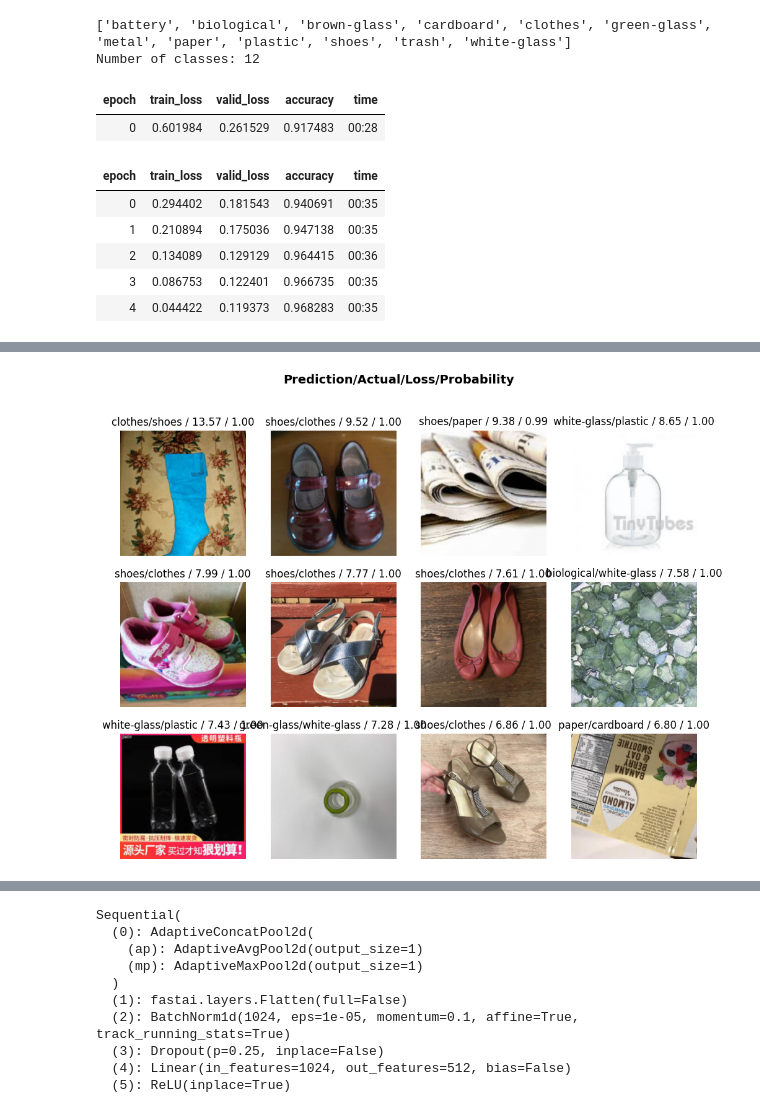
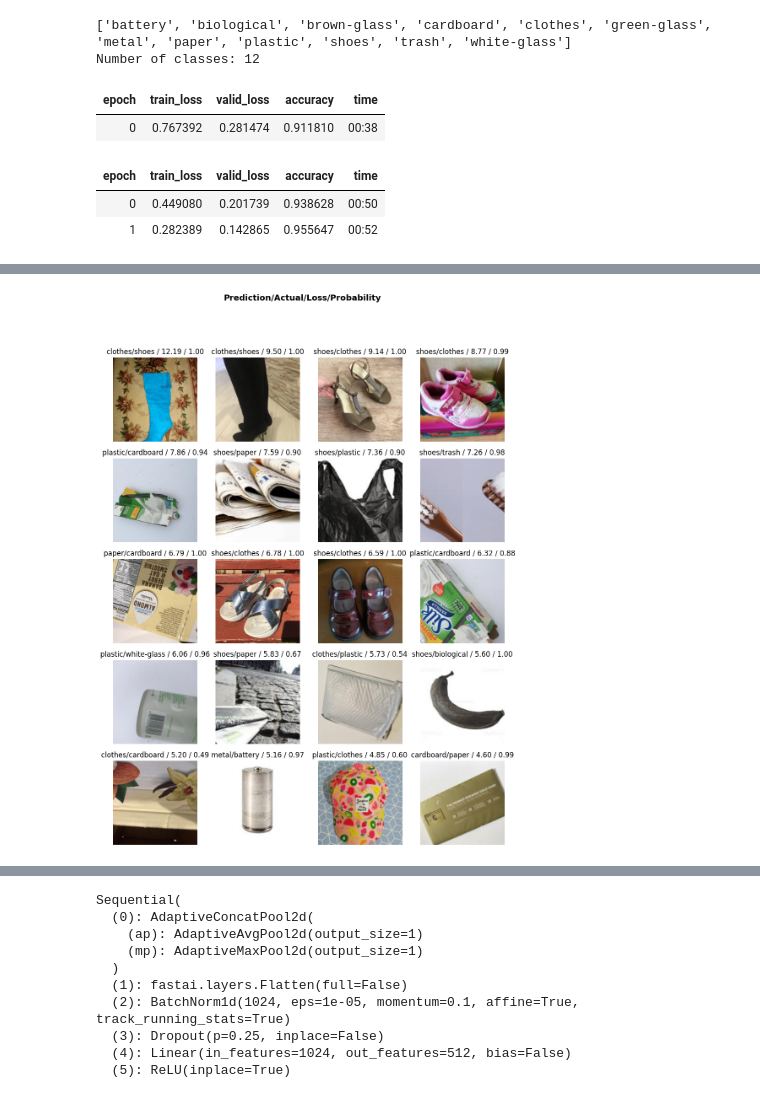
Before and after one commit to MADemiral/garbage_classification, a Jupyter notebook: garbage_classify.ipynb, the cells around one changed output, grey strips where cells are left out. Drawn from its saved outputs; the diff is of its cells as text; code cells hidden in the pictures.

```diff
--- a/garbage_classify.ipynb
+++ b/garbage_classify.ipynb
@@ -17,9 +52,17 @@ garbage_block = DataBlock(
     get_items=get_image_files,                      # A.2.2 How to get images
     get_y=parent_label,                             # A.2.3 Get label from folder name
     splitter=RandomSplitter(valid_pct=0.25, seed=42),# Split train/valid
-    item_tfms=Resize(460),                          # A Word on Presizing (larger resize first)
-    batch_tfms=aug_transforms(size=224)             # A.2.4 Batch transforms
+    item_tfms=Resize(240),                          # A Word on Presizing (larger resize first)
+    batch_tfms=aug_transforms(size=224,
+    flip_vert=True,
+    max_rotate=45.0,
+    max_zoom=1.2,
+    max_lighting=0.5,
+    max_warp=0.3,
+    p_affine=0.75,
+    p_lighting=0.75)             # A.2.4 Batch transforms
 )
+
 
 dls = garbage_block.dataloaders(path, bs=64)
 
@@ -36,22 +79,19 @@ print(f"Number of classes: {len(dls.vocab)}")
 Number of classes: 12
 # %%
 # A.4.1 Train a simple model (benchmark)
-learn = vision_learner(dls, resnet18, metrics=accuracy)
-learn.fine_tune(5)
+learn = vision_learner(dls, resnet34, metrics=accuracy)
+learn.fine_tune(2)
 # %% [output]
 | epoch | train_loss | valid_loss | accuracy | time |
-| 0 | 0.601984 | 0.261529 | 0.917483 | 00:28 |
+| 0 | 0.767392 | 0.281474 | 0.911810 | 00:38 |
 | epoch | train_loss | valid_loss | accuracy | time |
-| 0 | 0.294402 | 0.181543 | 0.940691 | 00:35 |
-| 1 | 0.210894 | 0.175036 | 0.947138 | 00:35 |
-| 2 | 0.134089 | 0.129129 | 0.964415 | 00:36 |
-| 3 | 0.086753 | 0.122401 | 0.966735 | 00:35 |
-| 4 | 0.044422 | 0.119373 | 0.968283 | 00:35 |
+| 0 | 0.449080 | 0.201739 | 0.938628 | 00:50 |
+| 1 | 0.282389 | 0.142865 | 0.955647 | 00:52 |
 # %%
 # A.4.2 Interpret model
 interp = ClassificationInterpretation.from_learner(learn)
-interp.plot_top_losses(12, nrows=3)
+interp.plot_top_losses(20, nrows=5)
 # %% [output]
 [interactive output not drawn]
 [interactive output not drawn]
-[figure, old version]
+[figure, new version]
```
Also changed, not shown: parts of 12 cells of this notebook, 8 other files.
